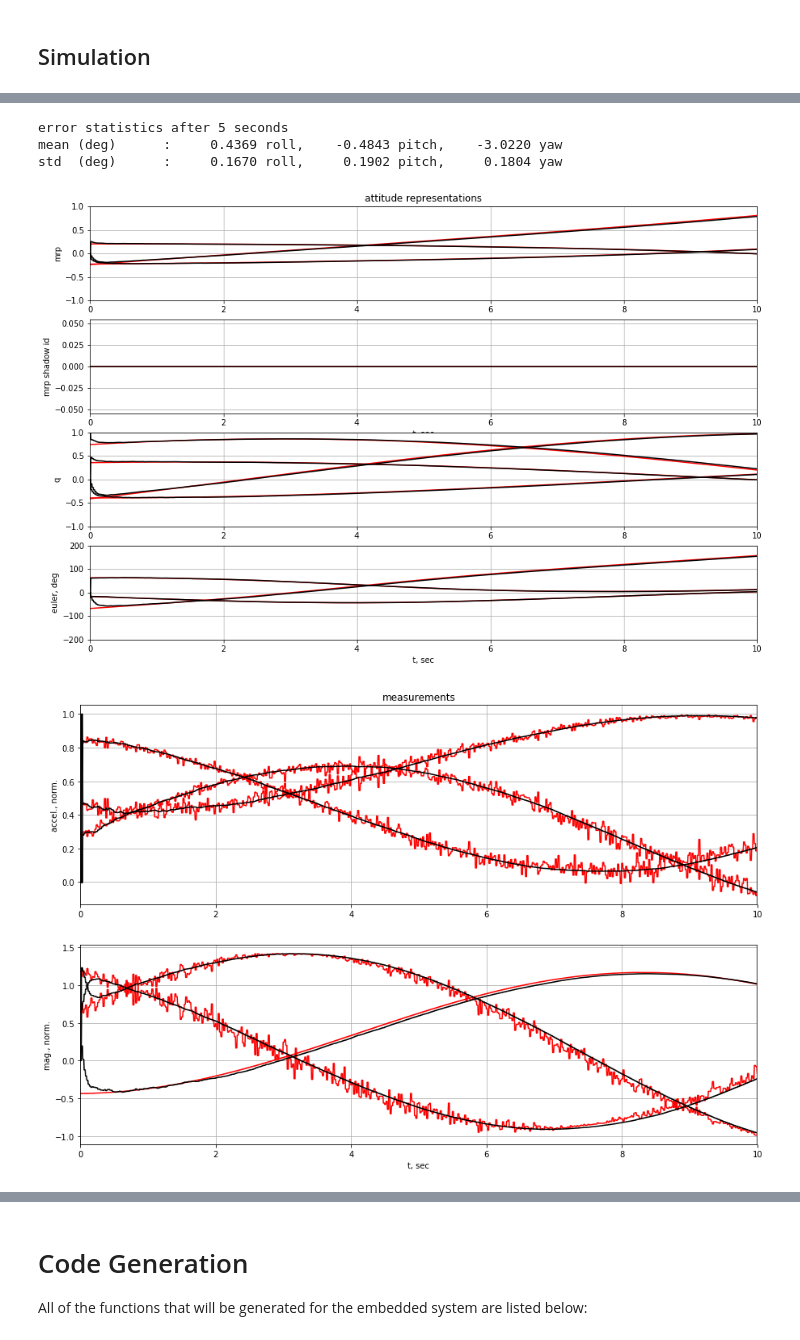
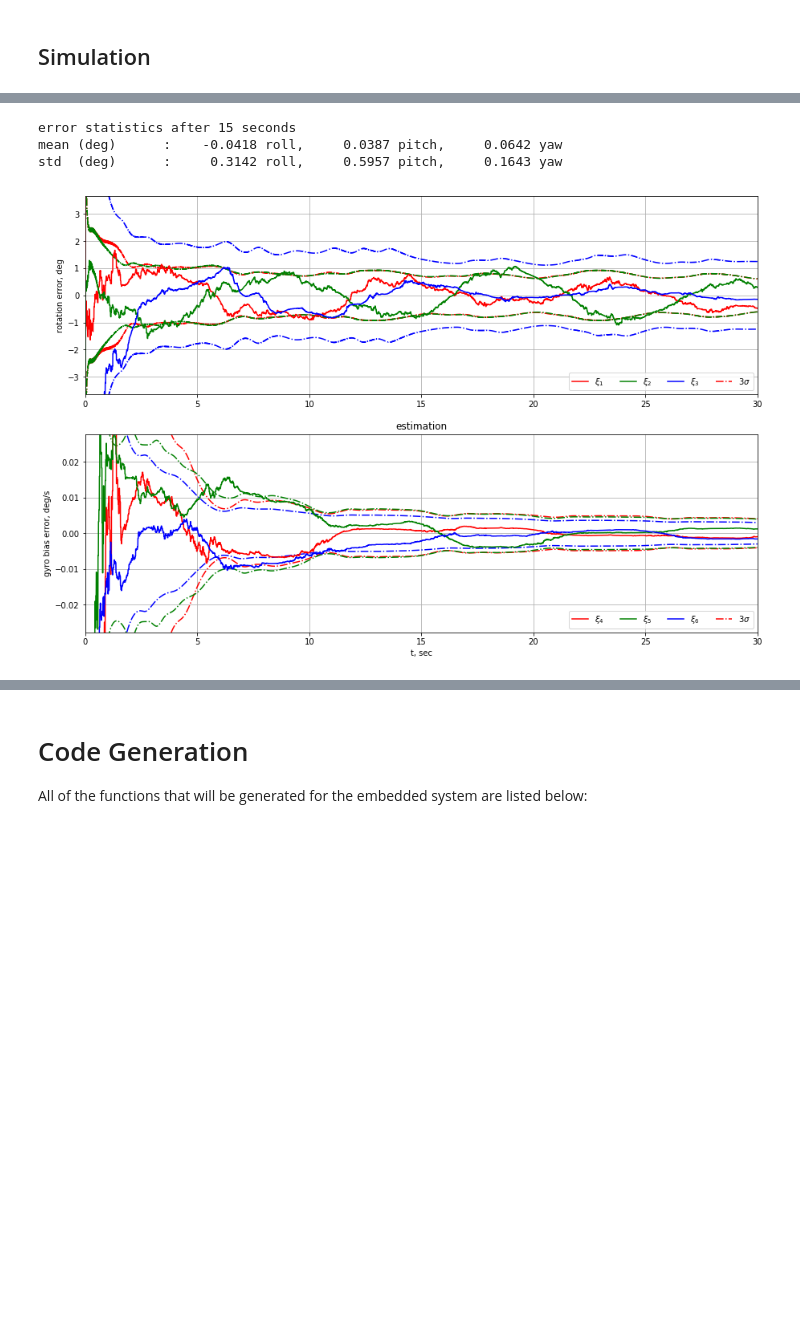
Before and after one commit to CogniPilot/pyecca, a Jupyter notebook: notebooks/AttitudeLGPEKF.ipynb, the cells around one changed output, grey strips where cells are left out. Saved outputs shown, nothing was run; the diff lists cells and outputs as text; code cells hidden in the pictures; blank space fills up the shorter version.

```diff
--- a/notebooks/AttitudeLGPEKF.ipynb
+++ b/notebooks/AttitudeLGPEKF.ipynb
@@ -539,4 +637,5 @@ def analyze_hist(hist, t):
         print('error statistics after {:0.0f} seconds'.format(t))
         print('mean (deg)\t: {:10.4f} roll, {:10.4f} pitch, {:10.4f} yaw'.format(*mean))
         print('std  (deg)\t: {:10.4f} roll, {:10.4f} pitch, {:10.4f} yaw'.format(*std))
+    return mean, std
 # %%
@@ -643,7 +747,7 @@ def plot_hist(hist, figsize = (15, 10)):
 # %%
 def f_omega(t):
     """angular velocity of vehicle as a function of time, in the body frame"""
-    return 1*np.array([0.1, 0.2, 0.3]) + 0*np.sin(2*np.pi*0.1*t)
+    return 1*np.array([0.1, 0.2, 0.3]) + 3*np.sin(2*np.pi*0.1*t)
 
 sim_params = {
     # sampling
@@ -661,11 +765,11 @@ sim_params = {
     'mag_sqrt_N': 0.01, # mag sqrt of noise power
 
     # initial uncertainty
-    'std0_att': 1.0,
+    'std0_att': 1,
     'std0_bias': 0.1,
 
     # process noise
-    'std_w_att': 0.0, # main tuning parameter
+    'std_w_att': 0.001, # main tuning parameter
 
     # angular velocity function
     'f_omega': f_omega,
@@ -681,11 +785,13 @@ sim_funcs = {}
 sim_funcs.update(func)
 sim_funcs.update(func_sim)
 # %%
-sim_params['tf'] = 10
-for i in range(3):
+sim_params['tf'] = 20
+for i in range(10):
     sim_params['x0'] = np.random.randn(6)*np.array([1, 1, 1, 0.1, 0.1, 0.1])
+    print(sim_params['x0'])
     hist = sim(sim_funcs, sim_params)
-    analyze_hist(hist, sim_params['tf']/2)
-    #plot_hist(hist)
+    mean, std = analyze_hist(hist, sim_params['tf']/2)
+    #if np.max(np.fabs(mean)) > 1 or np.max(np.fabs(mean)) > 1:
+    plot_hist(hist, att=False, meas=False)
     sys.stdout.flush()
 # %% [output]
@@ -701,12 +831,13 @@ std  (deg)      :     0.0845 roll,     0.1383 pitch,     0.0799 yaw
 # %%
 #%prun -l 5 hist = sim(sim_funcs, sim_params) #run this to profile, 10% slower
+sim_params['tf'] = 30
+sim_params['x0'] = np.array([-0.4, 0.1, 0.3, 0.1, 0.2, 0.3])
 hist = sim(sim_funcs, sim_params)
 # %%
 analyze_hist(hist, sim_params['tf']/2)
-plot_hist(hist)
+plot_hist(hist, meas=False, att=False)
 # %% [output]
-error statistics after 5 seconds
-mean (deg)      :     0.4369 roll,    -0.4843 pitch,    -3.0220 yaw
-std  (deg)      :     0.1670 roll,     0.1902 pitch,     0.1804 yaw
+error statistics after 15 seconds
+mean (deg)      :    -0.0418 roll,     0.0387 pitch,     0.0642 yaw
+std  (deg)      :     0.3142 roll,     0.5957 pitch,     0.1643 yaw
-[figure, old version]
+[figure, new version]
-[figure, removed]
```
Also changed, not shown: parts of 19 cells of this notebook, 1 other file.
